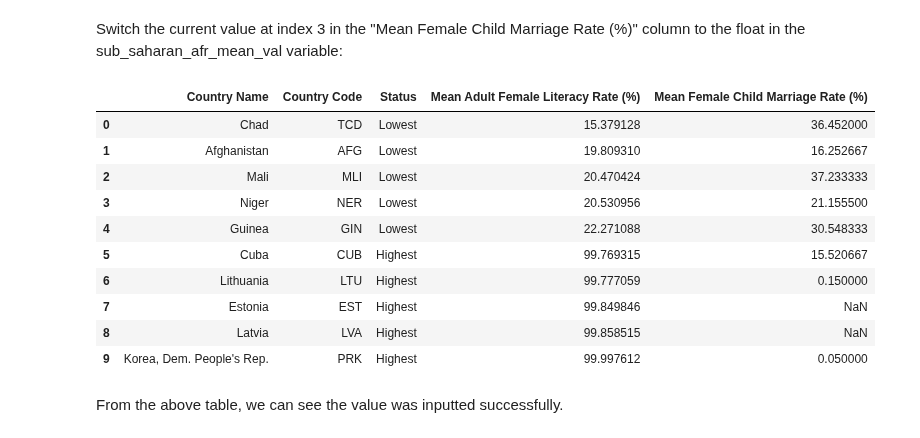
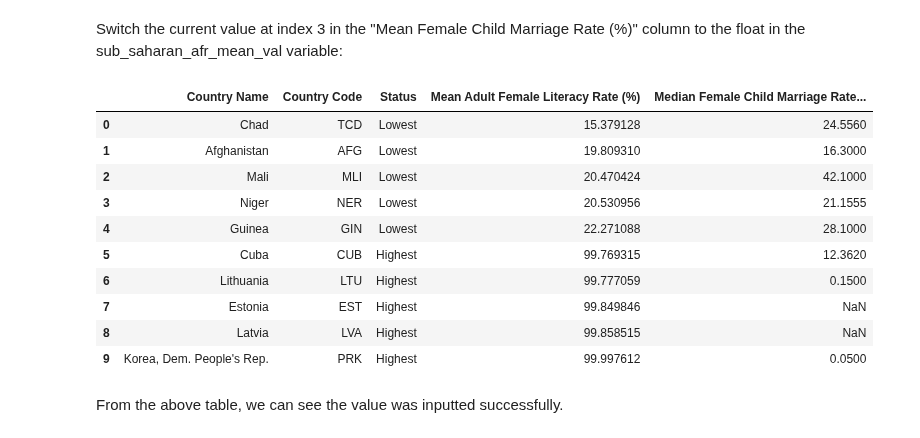
Before and after one commit to nf-97/literacy-project, a Jupyter notebook: child-marriage-dc.ipynb, the cells around one changed output. Cells and saved outputs as stored; diff of their text form; code cells hidden in the pictures.

```diff
--- a/child-marriage-dc.ipynb
+++ b/child-marriage-dc.ipynb
@@ -301,10 +302,10 @@ df_c
 # %% [markdown]
 Find the mean for each country, so that we can get one value for child marriage prevalence per country:
 # %%
-df_c = pd.DataFrame(df_c.groupby("Geographic area")["OBS_VALUE"].mean()).reset_index()
+df_c_mean = pd.DataFrame(df_c.groupby("Geographic area")["OBS_VALUE"].median()).reset_index()
 # %% [markdown]
 Rename the column names to make them more descriptive, and to allow easy merging with the clean female literacy DataFrame:
 # %%
-df_c = df_c.rename(columns={"Geographic area":"Country Name", "OBS_VALUE": "Mean Female Child Marriage Rate (%)"})
-df_c
+df_c_mean = df_c_mean.rename(columns={"Geographic area":"Country Name", "OBS_VALUE": "Median Female Child Marriage Rate (%)"})
+df_c_mean
 # %% [output]
@@ -319,6 +320,6 @@ df_c
 # %% [markdown]
 Merge the clean adult female literacy dataset with the narrowed-down mean female child marriage dataset:
 # %%
-cm_fl = pd.merge(literacy, df_c, left_on="Country Name", right_on="Country Name", how="outer")
+cm_fl = pd.merge(literacy, df_c_mean, left_on="Country Name", right_on="Country Name", how="outer")
 cm_fl
 # %% [output]
@@ -365,7 +364,8 @@ We could use the value for Sub-Saharan Africa to represent Niger (Niger is situa
 # %% [markdown]
 Get the mean for each of the two target regions:
 # %%
-regions = df[(df["Geographic area"]=="Sub-Saharan Africa") | (df["Geographic area"]=="Eastern Europe and Central Asia")].groupby("Geographic area")["OBS_VALUE"].mean()
+regions = df[(df["Geographic area"]=="Sub-Saharan Africa") | (df["Geographic area"]=="Eastern Europe and Central Asia")]\
+  .groupby("Geographic area")["OBS_VALUE"].median()
 regions = pd.DataFrame(regions).reset_index()
 regions
 # %% [output]
@@ -399,21 +399,21 @@ Niger is at index 3.
 # %% [markdown]
 Switch the current value at index 3 in the "Mean Female Child Marriage Rate (%)" column to the float in the sub_saharan_afr_mean_val variable:
 # %%
-cm_fl.at[3,"Mean Female Child Marriage Rate (%)"]=sub_saharan_afr_mean_val
+cm_fl.at[3,"Median Female Child Marriage Rate (%)"]=sub_saharan_afr_mean_val
 
 cm_fl
 # %% [output]
-|  | Country Name | Country Code | Status | Mean Adult Female Literacy Rate (%) | Mean Female Child Marriage Rate (%) |
-| 0 | Chad | TCD | Lowest | 15.379128 | 36.452000 |
-| 1 | Afghanistan | AFG | Lowest | 19.809310 | 16.252667 |
-| 2 | Mali | MLI | Lowest | 20.470424 | 37.233333 |
-| 3 | Niger | NER | Lowest | 20.530956 | 21.155500 |
-| 4 | Guinea | GIN | Lowest | 22.271088 | 30.548333 |
-| 5 | Cuba | CUB | Highest | 99.769315 | 15.520667 |
-| 6 | Lithuania | LTU | Highest | 99.777059 | 0.150000 |
+|  | Country Name | Country Code | Status | Mean Adult Female Literacy Rate (%) | Median Female Child Marriage Rate... |
+| 0 | Chad | TCD | Lowest | 15.379128 | 24.5560 |
+| 1 | Afghanistan | AFG | Lowest | 19.809310 | 16.3000 |
+| 2 | Mali | MLI | Lowest | 20.470424 | 42.1000 |
+| 3 | Niger | NER | Lowest | 20.530956 | 21.1555 |
+| 4 | Guinea | GIN | Lowest | 22.271088 | 28.1000 |
+| 5 | Cuba | CUB | Highest | 99.769315 | 12.3620 |
+| 6 | Lithuania | LTU | Highest | 99.777059 | 0.1500 |
 | 7 | Estonia | EST | Highest | 99.849846 | NaN |
 | 8 | Latvia | LVA | Highest | 99.858515 | NaN |
-| 9 | Korea, Dem. People's Rep. | PRK | Highest | 99.997612 | 0.050000 |
+| 9 | Korea, Dem. People's Rep. | PRK | Highest | 99.997612 | 0.0500 |
 # %% [markdown]
 From the above table, we can see the value was inputted successfully.
 # %% [markdown]
```
Also changed, not shown: parts of 28 cells of this notebook.
